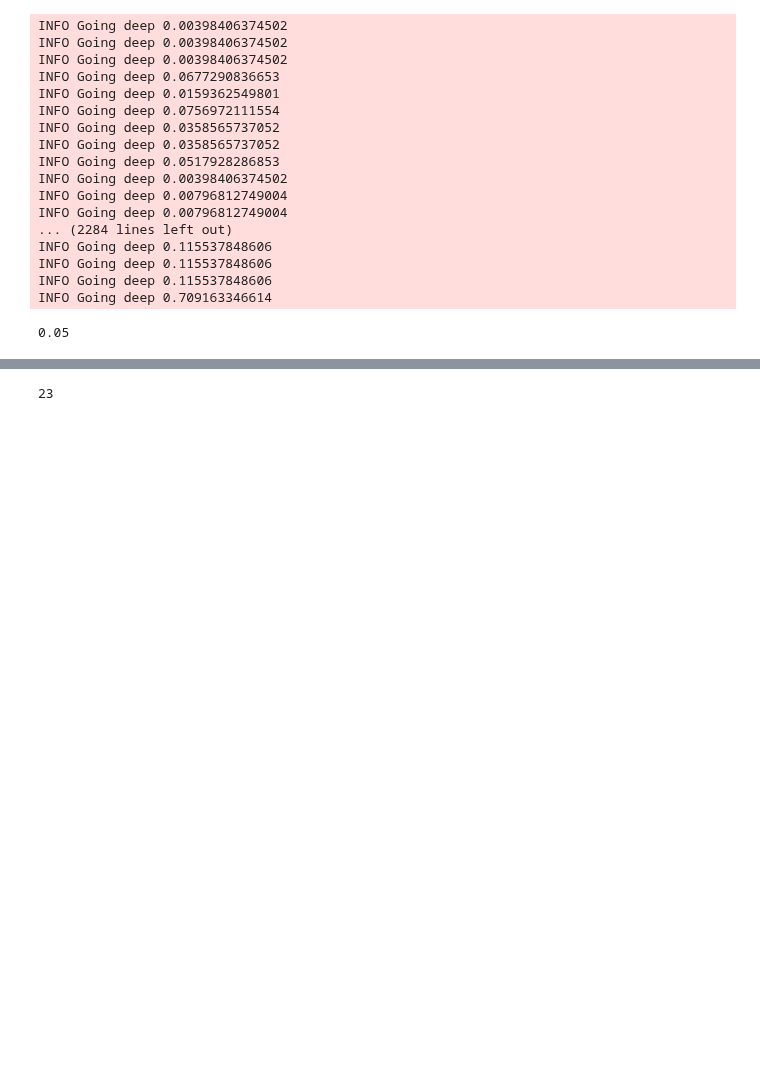
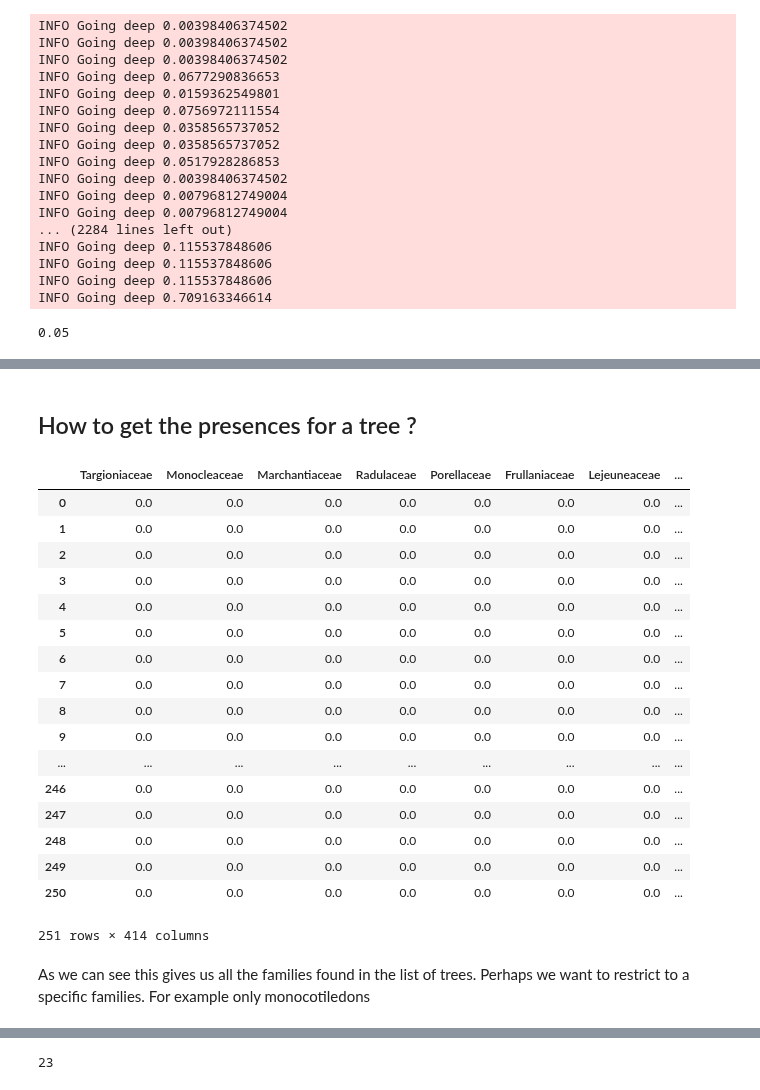
Before and after one commit to molgor/biospytial, a Jupyter notebook: ipython-notebooks/demos/Regression 2.ipynb, the cells around one changed output, grey strips where cells are left out. Drawn from its saved outputs; the diff is of its cells as text; code cells hidden in the pictures; blank space fills up the shorter version.

Commit message:
Some new examples for approaching likelihood estimation

```diff
--- a/ipython-notebooks/demos/Regression 2.ipynb
+++ b/ipython-notebooks/demos/Regression 2.ipynb
@@ -18,7 +18,7 @@ from traversals.strategies import sumTrees, UniformRandomSampleForest,PolygonToT
 from mesh.models import initMesh
 #polystr = 'POLYGON((-92.24837214921502948 16.53658521768252854,-92.11186028915844304 16.52849027585105901,-92.10623093410457329 16.37327180168962926,-92.25118682674197146 16.37462206197250225,-92.24837214921502948 16.53658521768252854))'
 polystr = 'POLYGON((-92.54989447928841173 16.93450143453089396,-91.70267654367958698 16.9021871200489322,-91.68015912346406537 16.28717344210308937,-92.56396786692310741 16.31959139053146757,-92.54989447928841173 16.93450143453089396))'
-trees = PolygonToTrees(polystr)
+%time trees = PolygonToTrees(polystr)
 # %% [output]
 DEBUG Changed MESH TABLE SPACE
 INFO Getting information. DEveloper! You can make this faster if you use Batchmode for py2neo.
@@ -126,0 +117,28 @@ s
+# %% [markdown]
+## How to get the presences for a tree ?
+# %%
+families = getPresencesForListOfNodes(list_of_trees=trees,list_of_tree_nodes=big_t.families)
+# %%
+families
+# %% [output]
+|  | Targioniaceae | Monocleaceae | Marchantiaceae | Radulaceae | Porellaceae | Frullaniaceae | Lejeuneaceae | ... |
+| 0 | 0.0 | 0.0 | 0.0 | 0.0 | 0.0 | 0.0 | 0.0 | ... |
+| 1 | 0.0 | 0.0 | 0.0 | 0.0 | 0.0 | 0.0 | 0.0 | ... |
+| 2 | 0.0 | 0.0 | 0.0 | 0.0 | 0.0 | 0.0 | 0.0 | ... |
+| 3 | 0.0 | 0.0 | 0.0 | 0.0 | 0.0 | 0.0 | 0.0 | ... |
+| 4 | 0.0 | 0.0 | 0.0 | 0.0 | 0.0 | 0.0 | 0.0 | ... |
+| 5 | 0.0 | 0.0 | 0.0 | 0.0 | 0.0 | 0.0 | 0.0 | ... |
+| 6 | 0.0 | 0.0 | 0.0 | 0.0 | 0.0 | 0.0 | 0.0 | ... |
+| 7 | 0.0 | 0.0 | 0.0 | 0.0 | 0.0 | 0.0 | 0.0 | ... |
+| 8 | 0.0 | 0.0 | 0.0 | 0.0 | 0.0 | 0.0 | 0.0 | ... |
+| 9 | 0.0 | 0.0 | 0.0 | 0.0 | 0.0 | 0.0 | 0.0 | ... |
+| ... | ... | ... | ... | ... | ... | ... | ... | ... |
+| 246 | 0.0 | 0.0 | 0.0 | 0.0 | 0.0 | 0.0 | 0.0 | ... |
+| 247 | 0.0 | 0.0 | 0.0 | 0.0 | 0.0 | 0.0 | 0.0 | ... |
+| 248 | 0.0 | 0.0 | 0.0 | 0.0 | 0.0 | 0.0 | 0.0 | ... |
+| 249 | 0.0 | 0.0 | 0.0 | 0.0 | 0.0 | 0.0 | 0.0 | ... |
+| 250 | 0.0 | 0.0 | 0.0 | 0.0 | 0.0 | 0.0 | 0.0 | ... |
+251 rows × 414 columns
+# %% [markdown]
+As we can see this gives us all the families found in the list of trees.
+Perhaps we want to restrict to a specific families. For example only monocotiledons
```
Also changed, not shown: parts of 15 cells of this notebook, 11 other files.
